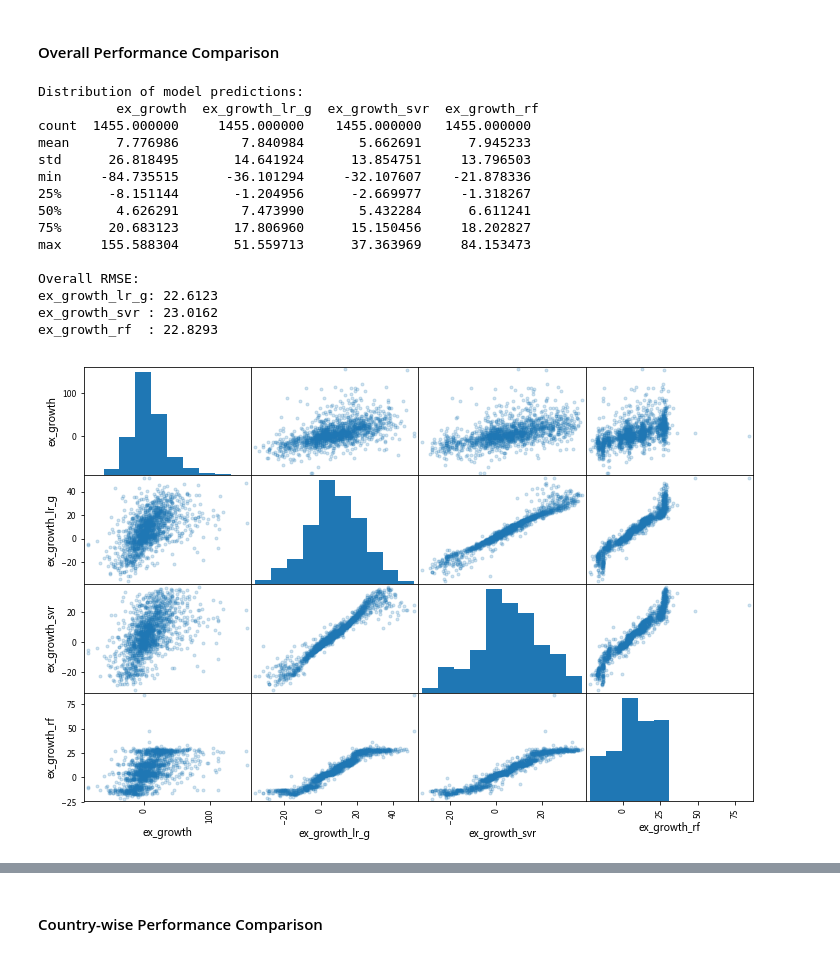
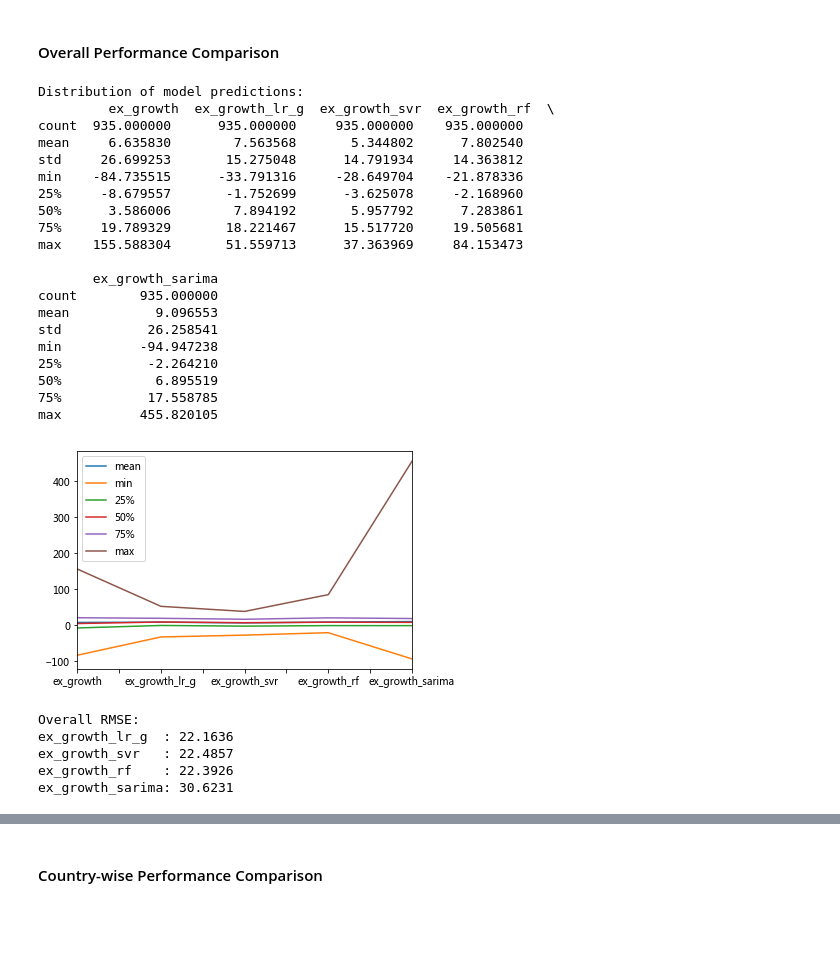
Before and after one commit to lincht/TradeModel, a Jupyter notebook: model/growth_pred.ipynb, the cells around one changed output, grey strips where cells are left out. Drawn from its saved outputs; the diff is of its cells as text; code cells hidden in the pictures; blank space fills up the shorter version.

Commit message:
Rerun first stage of stacking with SARIMA integrated

```diff
--- a/model/growth_pred.ipynb
+++ b/model/growth_pred.ipynb
@@ -66,6 +66,7 @@ lr_df = lr_df.loc[idx['1998':'2016', :], :]
 
 # Save list of target countries to be used by SARIMA
 ctry_name_map = pd.read_csv(path + 'countryname_mapping.csv', index_col=0, engine='python')
+ctry_name_map_rev = ctry_name_map.reset_index().set_index('country_ch')['country_en']
 target_ctry = ctry_name_map.loc[lr_df.index.get_level_values('country').unique()]['country_ch'].values
 with open(path + 'target_ctry_list.csv', 'w') as f:
     for c in target_ctry:
@@ -872,8 +873,12 @@ def get_mof_ts():
 ts = pd.read_csv('export_ts.csv', index_col='date', parse_dates=True)
 
 # Filter for target countries
+path = 'C:/Users/2093/Desktop/Data Center/07. 出口預測/2017/data/'
 target_ctry = list(pd.read_csv(path + 'target_ctry_list.csv', engine='python', header=None)[0].values)
 ts = ts[target_ctry]
+
+# Keep only columns with all nonzeros
+ts_nonzero = ts.loc[:, ts.all()].copy()
 # %% [markdown]
 #### Case Study: USA
 # %%
@@ -903,7 +908,7 @@ Both ACF and PACF appear to tail off at seasonal and non-seasonal lags. We'll us
 # %%
 from itertools import product
 
-def optimize_aic(ts, max_order=2):
+def optimize_aic(ts, max_order=2, max_seasonal_order=1):
 
     def aic(ts, params):
         p, q, P, Q = params
@@ -913,8 +918,8 @@ def optimize_aic(ts, max_order=2):
             return p, q, P, Q, None
         return p, q, P, Q, fit.aic
 
-    gridpoints = list(
-        product(range(max_order+1), range(max_order+1), range(max_order+1), range(max_order+1)))
+    gridpoints = list(product(range(max_order+1), range(max_order+1),
+                              range(max_seasonal_order+1), range(max_seasonal_order+1)))
     rs = pd.DataFrame(list(map(lambda x: aic(ts, x), gridpoints)))
     rs.columns = ['p', 'q', 'P', 'Q', 'aic']
     p, q, P, Q = tuple(int(x) for x in rs.ix[rs['aic'].idxmin(), 'p':'Q'].values)
@@ -1180,32 +1218,51 @@ Wall time: 57min 56s
 # %% [markdown]
 #### Overall Performance Comparison
 # %%
-result = train[train.columns[train.columns.str.contains('ex_growth')]].copy()
-print('Distribution of model predictions:\n', result.describe())
+# SARIMA predictions only available for year >= 2005
+result = train.loc[idx['2005':'2016', :],
+                   train.columns[train.columns.str.contains('ex_growth')]].copy()
+result_summary = result.describe()
+print('Distribution of model predictions:\n', result_summary)
+result_summary.T.drop(['count', 'std'], axis=1).plot()
+plt.show()
 
 width = max(map(len, result.columns))
-print('\nOverall RMSE:')
-for i in range(1, 4):
-    print('{:{width}}: {:.4f}'.format(result.columns[i],
-                                 ExportGrowthModel.rmse(result['ex_growth'], result.iloc[:, i]),
-                                 width=width))
+print('Overall RMSE:')
+for c in result.columns[1:]:
+    print('{:{width}}: {:.4f}'.format(c, ExportGrowthModel.rmse(result['ex_growth'], result[c]),
+                                      width=width))
 
-scatter_matrix(result, alpha=0.2, figsize=(12, 8))
+axarr = scatter_matrix(result, alpha=0.2, figsize=(12, 12), hist_kwds={'bins': 50})
+result_min, result_max = result['ex_growth'].min(), result['ex_growth'].max()
+for i, j in [(x, y) for x in range(5) for y in range(5)]:
+    axarr[i, j].set_xlim(result_min, result_max)
+    if i != j:
+        axarr[i, j].set_ylim(result_min, result_max)
 plt.show()
 # %% [output]
 Distribution of model predictions:
-          ex_growth  ex_growth_lr_g  ex_growth_svr  ex_growth_rf
-count  1455.000000     1455.000000    1455.000000   1455.000000
-mean      7.776986        7.840984       5.662691      7.945233
-std      26.818495       14.641924      13.854751     13.796503
-min     -84.735515      -36.101294     -32.107607    -21.878336
-25%      -8.151144       -1.204956      -2.669977     -1.318267
-50%       4.626291        7.473990       5.432284      6.611241
-75%      20.683123       17.806960      15.150456     18.202827
-max     155.588304       51.559713      37.363969     84.153473
+         ex_growth  ex_growth_lr_g  ex_growth_svr  ex_growth_rf  \
+count  935.000000      935.000000     935.000000    935.000000
+mean     6.635830        7.563568       5.344802      7.802540
+std     26.699253       15.275048      14.791934     14.363812
+min    -84.735515      -33.791316     -28.649704    -21.878336
+25%     -8.679557       -1.752699      -3.625078     -2.168960
+50%      3.586006        7.894192       5.957792      7.283861
+75%     19.789329       18.221467      15.517720     19.505681
+max    155.588304       51.559713      37.363969     84.153473
 
-Overall RMSE:
-ex_growth_lr_g: 22.6123
-ex_growth_svr : 23.0162
-ex_growth_rf  : 22.8293
+       ex_growth_sarima
+count        935.000000
+mean           9.096553
+std           26.258541
+min          -94.947238
+25%           -2.264210
+50%            6.895519
+75%           17.558785
+max          455.820105
-[figure, old version]
+[figure, new version]
+Overall RMSE:
+ex_growth_lr_g  : 22.1636
+ex_growth_svr   : 22.4857
+ex_growth_rf    : 22.3926
+ex_growth_sarima: 30.6231
```
Also changed, not shown: parts of 11 cells of this notebook.
